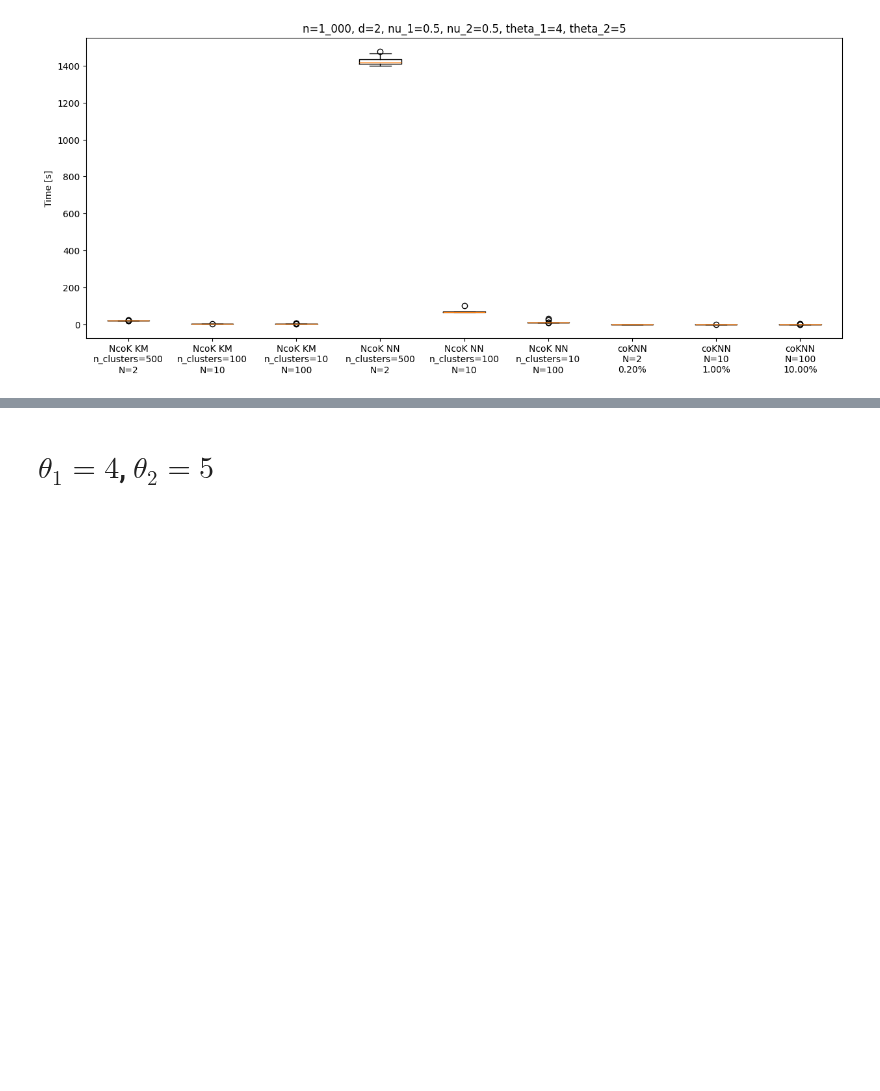
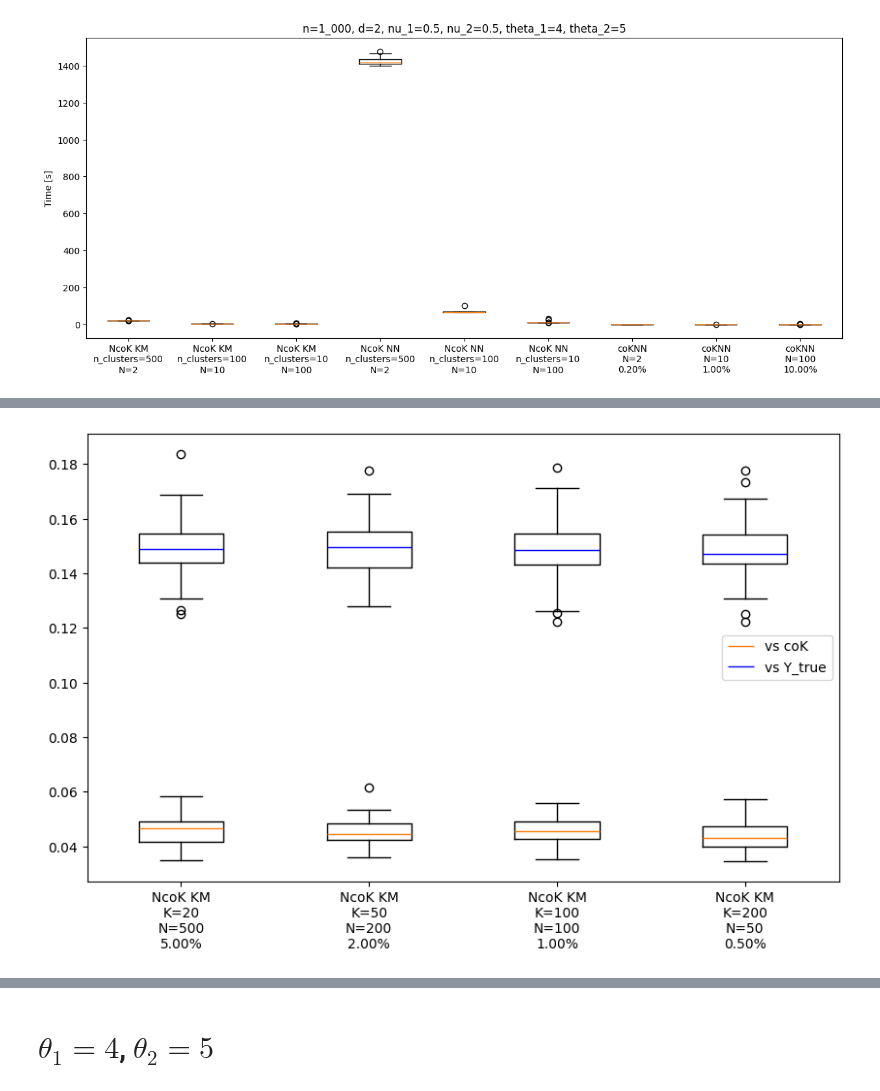
Before and after one commit to AlejandroVillazonG/NestedCoKriging, a Jupyter notebook: experiments_d_2.ipynb, the cells around one changed output, grey strips where cells are left out. Cells and saved outputs as stored; diff of their text form; code cells hidden in the pictures; blank space fills up the shorter version.

```diff
--- a/experiments_d_2.ipynb
+++ b/experiments_d_2.ipynb
@@ -461,0 +668,9 @@ plt.title(f'{n=:_.0f}, {d=}, {nu_1=}, {nu_2=}, {theta_1=}, {theta_2=}');
+# %%
+plt.figure(figsize=(10,6))
+plt.boxplot(np.array(rmses_NcoK_KM), label='vs coK')
+plt.boxplot(np.array(rmses_NcoK_KM_true), medianprops={'c':'b'}, label='vs Y_true')
+plt.xticks(range(1, 1 + len(ns_clusters)),
+           [f'NcoK KM\nK={n_clusters}\nN={n//n_clusters}\n{(n//n_clusters)/n:.2%}' for n_clusters in ns_clusters])
+plt.legend();
+# %% [output]
+[figure, added]
```
Also changed, not shown: parts of 39 cells of this notebook.
